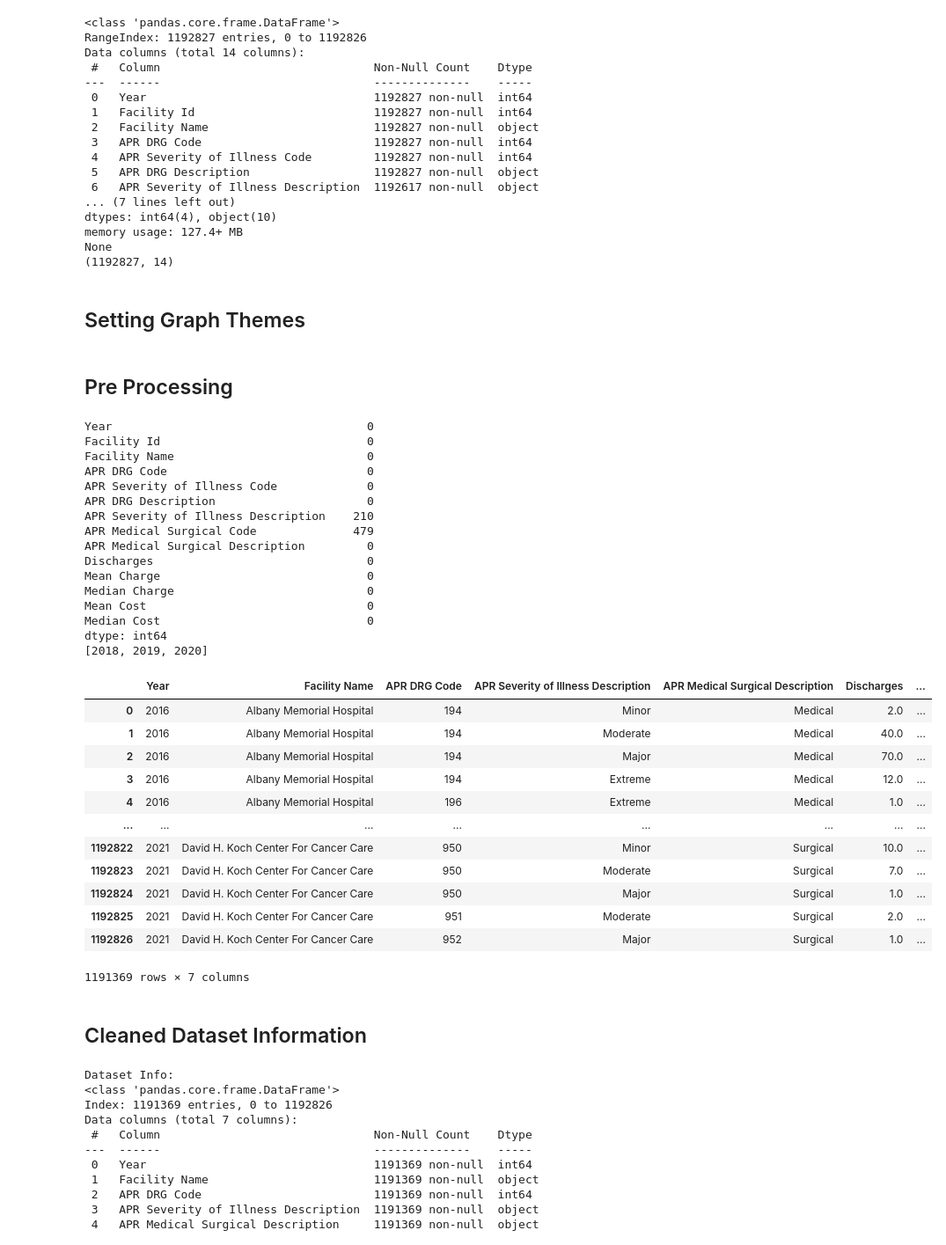
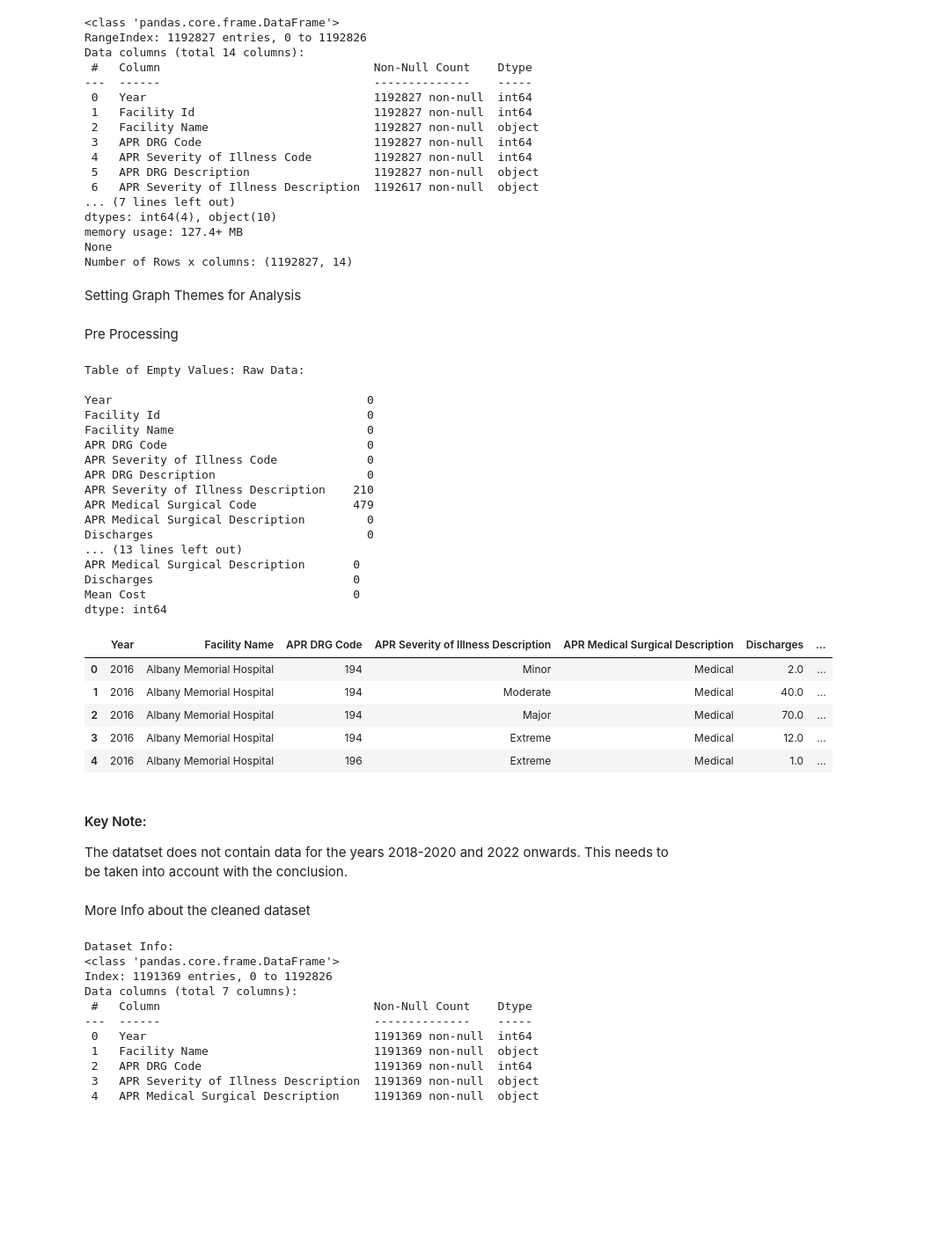
Before and after one commit to AdamSkog/Datathon-DataMed, a Jupyter notebook: notebooks/meancost.ipynb, the cells around one changed output. Shown: that part at 88% size. Saved outputs shown, nothing was run; the diff lists cells and outputs as text; code cells hidden in the pictures; blank space fills up the shorter version.

```diff
--- a/notebooks/meancost.ipynb
+++ b/notebooks/meancost.ipynb
@@ -47,7 +43,8 @@ raw_health_data
 # Dataset Information
 print(raw_health_data.info())
 
-print(raw_health_data.shape)
+
+print("Number of Rows x columns:",raw_health_data.shape)
 # %% [output]
 <class 'pandas.core.frame.DataFrame'>
 RangeIndex: 1192827 entries, 0 to 1192826
@@ -65,66 +62,70 @@ Data columns (total 14 columns):
 dtypes: int64(4), object(10)
 memory usage: 127.4+ MB
 None
-(1192827, 14)
+Number of Rows x columns: (1192827, 14)
-# %% [markdown]
-## Setting Graph Themes
+# %% [markdown]
+Setting Graph Themes for Analysis
 # %%
 sns.set_theme(style="whitegrid")
 plt.rcParams['figure.figsize'] = (12, 6)
-# %% [markdown]
-## Pre Processing
+# %% [markdown]
+Pre Processing
 # %%
 # Check for Missing Values
+print("Table of Empty Values: Raw Data:\n")
 print(raw_health_data.isnull().sum())
 
 # Used to see if there is are missing years
-print(sorted(set(range(2009,2022)) - set(raw_health_data["Year"].unique())))
+print("Missing Years:",sorted(set(range(2009,2022)) - set(raw_health_data["Year"].unique())),"\n")
 
 # Keep only relevant columns to the analysis
 relevant_columns = ['Year','Facility Name', 'APR DRG Code', 'APR Severity of Illness Description', 'APR Medical Surgical Description','Discharges','Mean Cost']
 
 cleaned_health_data = raw_health_data[relevant_columns]
 
 # Convert Mean Cost and Discharges into Numbers
 cleaned_health_data['Discharges'] = pd.to_numeric(cleaned_health_data['Discharges'], errors='coerce')
 cleaned_health_data['Mean Cost'] = pd.to_numeric(cleaned_health_data['Mean Cost'].replace({'\\$': '', ',': ''}, regex=True), errors='coerce')
 
 # Removing any Nan Values
 cleaned_health_data = cleaned_health_data.dropna()
 
-cleaned_health_data
+# Rechecking Any Empty Values
+print("Table of Empty Values: Cleaned Data:\n")
+print(cleaned_health_data.isnull().sum())
+
+# New Dataset
+display(cleaned_health_data.head())
 # %% [output]
+Table of Empty Values: Raw Data:
+
 Year                                     0
 Facility Id                              0
 Facility Name                            0
 APR DRG Code                             0
 APR Severity of Illness Code             0
 APR DRG Description                      0
 APR Severity of Illness Description    210
 APR Medical Surgical Code              479
 APR Medical Surgical Description         0
 Discharges                               0
-Mean Charge                              0
-Median Charge                            0
-Mean Cost                                0
-Median Cost                              0
+... (13 lines left out)
+APR Medical Surgical Description       0
+Discharges                             0
+Mean Cost                              0
 dtype: int64
-[2018, 2019, 2020]
 |  | Year | Facility Name | APR DRG Code | APR Severity of Illness Description | APR Medical Surgical Description | Discharges | ... |
 | 0 | 2016 | Albany Memorial Hospital | 194 | Minor | Medical | 2.0 | ... |
 | 1 | 2016 | Albany Memorial Hospital | 194 | Moderate | Medical | 40.0 | ... |
 | 2 | 2016 | Albany Memorial Hospital | 194 | Major | Medical | 70.0 | ... |
 | 3 | 2016 | Albany Memorial Hospital | 194 | Extreme | Medical | 12.0 | ... |
 | 4 | 2016 | Albany Memorial Hospital | 196 | Extreme | Medical | 1.0 | ... |
-| ... | ... | ... | ... | ... | ... | ... | ... |
-| 1192822 | 2021 | David H. Koch Center For Cancer Care | 950 | Minor | Surgical | 10.0 | ... |
-| 1192823 | 2021 | David H. Koch Center For Cancer Care | 950 | Moderate | Surgical | 7.0 | ... |
-| 1192824 | 2021 | David H. Koch Center For Cancer Care | 950 | Major | Surgical | 1.0 | ... |
-| 1192825 | 2021 | David H. Koch Center For Cancer Care | 951 | Moderate | Surgical | 2.0 | ... |
-| 1192826 | 2021 | David H. Koch Center For Cancer Care | 952 | Major | Surgical | 1.0 | ... |
-1191369 rows × 7 columns
-# %% [markdown]
-## Cleaned Dataset Information
+# %% [markdown]
+#### Key Note:
+
+The datatset does not contain data for the years 2018-2020 and 2022 onwards. This needs to be taken into account with the conclusion.
+# %% [markdown]
+More Info about the cleaned dataset
 # %%
 print("Dataset Info:")
 print(cleaned_health_data.info())
```
Also changed, not shown: parts of 28 cells of this notebook.
